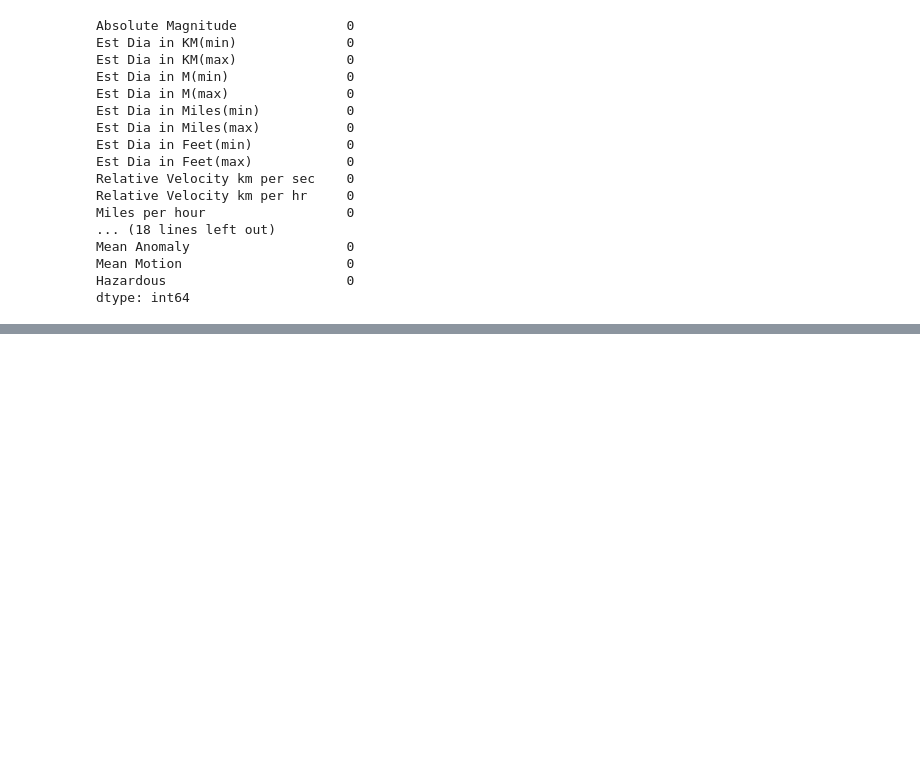
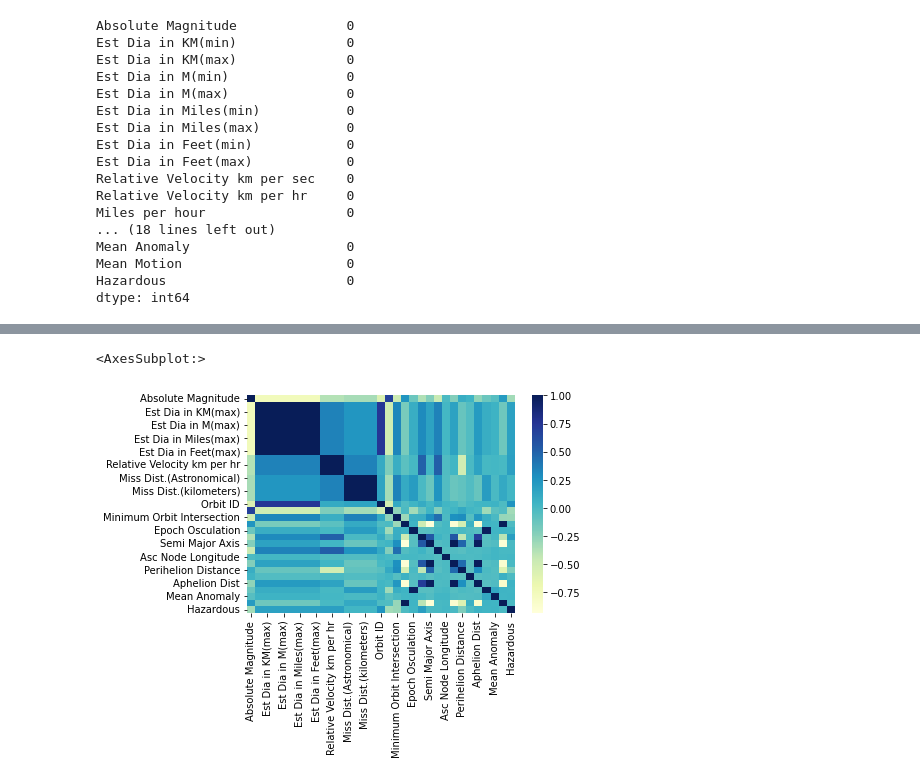
Before and after one commit to edwardloo/Kaggle, a Jupyter notebook: asteroid-threat-prediction.ipynb, the cells around one changed output, grey strips where cells are left out. Drawn from its saved outputs; the diff is of its cells as text; code cells hidden in the pictures; blank space fills up the shorter version.

```diff
--- a/asteroid-threat-prediction.ipynb
+++ b/asteroid-threat-prediction.ipynb
@@ -51,0 +75,5 @@ train
+# %%
+sns.heatmap(train.corr(), annot = False, cmap = "YlGnBu")
+# %% [output]
+<AxesSubplot:>
+[figure, added]
```
Also changed, not shown: parts of 6 cells of this notebook.
